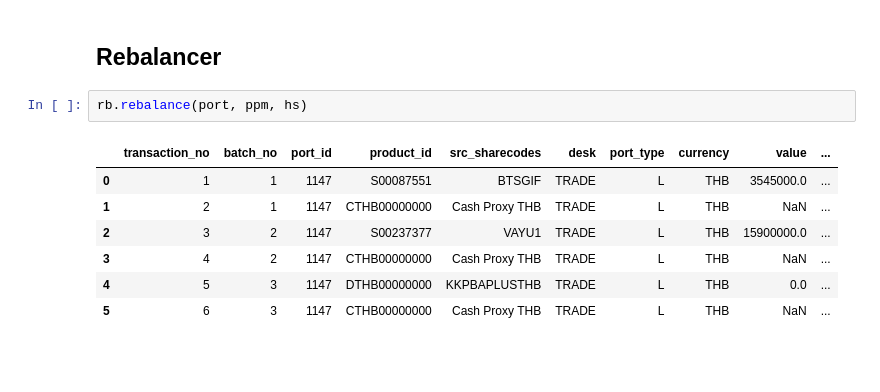
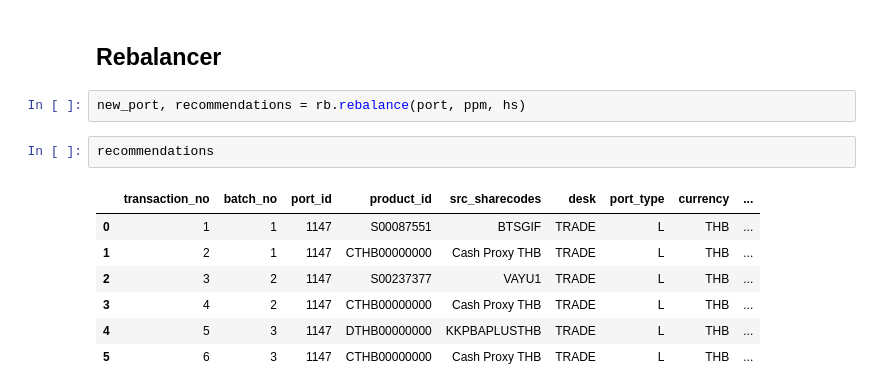
Before and after one commit to woraphonedge/is-personalized-advisory, a Jupyter notebook: sample_flow_for_api.ipynb, the cells around one changed output. Cells and saved outputs as stored; diff of their text form; blank space fills up the shorter version.

```diff
--- a/sample_flow_for_api.ipynb
+++ b/sample_flow_for_api.ipynb
@@ -146,13 +132,15 @@ np.float64(8.0)
 # %% [markdown]
 ## Rebalancer
 # %%
-rb.rebalance(port, ppm, hs)
+new_port, recommendations = rb.rebalance(port, ppm, hs)
-# %% [output]
-|  | transaction_no | batch_no | port_id | product_id | src_sharecodes | desk | port_type | currency | value | ... |
-| 0 | 1 | 1 | 1147 | S00087551 | BTSGIF | TRADE | L | THB | 3545000.0 | ... |
-| 1 | 2 | 1 | 1147 | CTHB00000000 | Cash Proxy THB | TRADE | L | THB | NaN | ... |
-| 2 | 3 | 2 | 1147 | S00237377 | VAYU1 | TRADE | L | THB | 15900000.0 | ... |
-| 3 | 4 | 2 | 1147 | CTHB00000000 | Cash Proxy THB | TRADE | L | THB | NaN | ... |
-| 4 | 5 | 3 | 1147 | DTHB00000000 | KKPBAPLUSTHB | TRADE | L | THB | 0.0 | ... |
-| 5 | 6 | 3 | 1147 | CTHB00000000 | Cash Proxy THB | TRADE | L | THB | NaN | ... |
+# %%
+recommendations
+# %% [output]
+|  | transaction_no | batch_no | port_id | product_id | src_sharecodes | desk | port_type | currency | ... |
+| 0 | 1 | 1 | 1147 | S00087551 | BTSGIF | TRADE | L | THB | ... |
+| 1 | 2 | 1 | 1147 | CTHB00000000 | Cash Proxy THB | TRADE | L | THB | ... |
+| 2 | 3 | 2 | 1147 | S00237377 | VAYU1 | TRADE | L | THB | ... |
+| 3 | 4 | 2 | 1147 | CTHB00000000 | Cash Proxy THB | TRADE | L | THB | ... |
+| 4 | 5 | 3 | 1147 | DTHB00000000 | KKPBAPLUSTHB | TRADE | L | THB | ... |
+| 5 | 6 | 3 | 1147 | CTHB00000000 | Cash Proxy THB | TRADE | L | THB | ... |
 # %%
```
Also changed, not shown: parts of 12 cells of this notebook.
